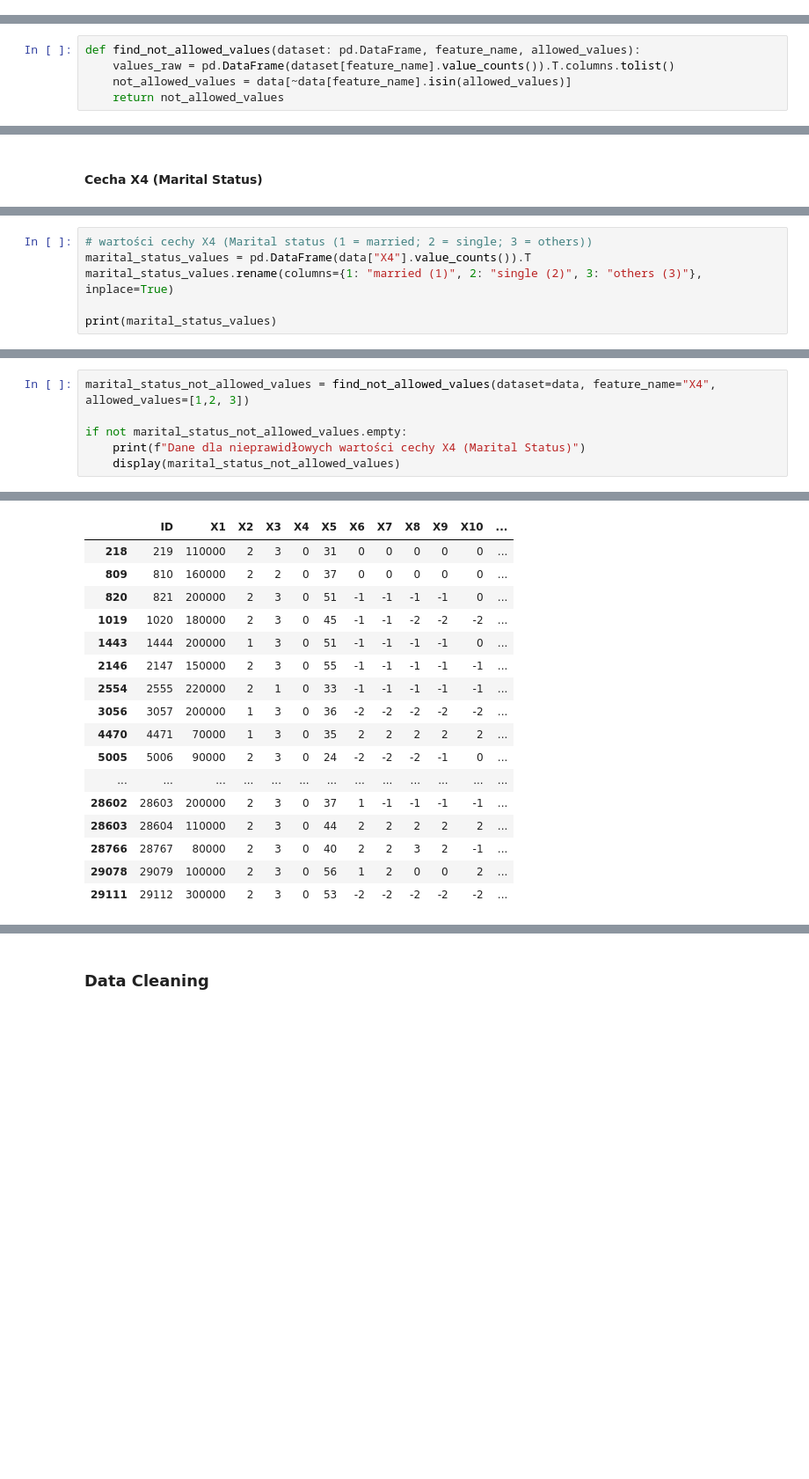
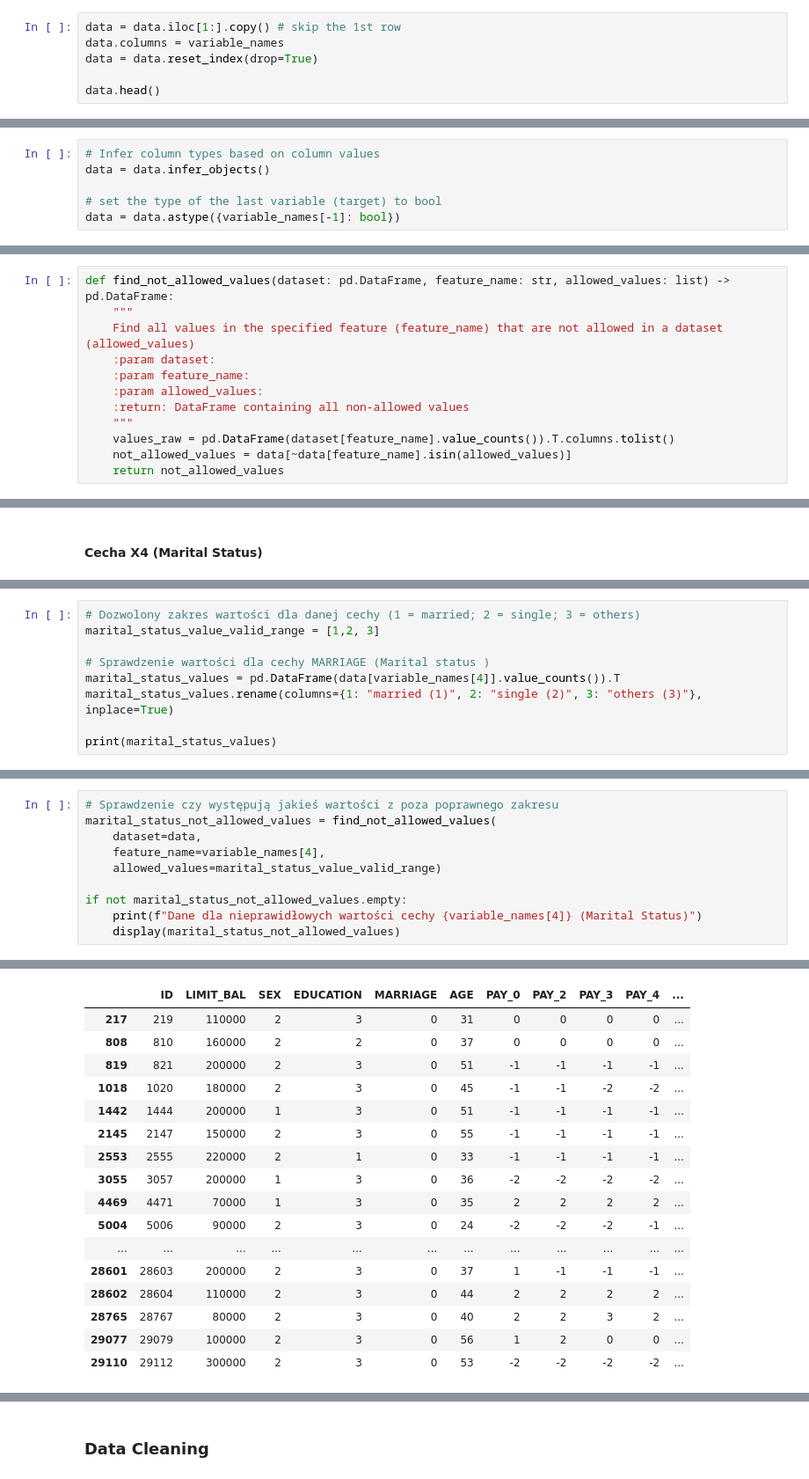
Before and after one commit to dawid200272/Eiwd_projekt, a Jupyter notebook: notebooks/EDA_analysis.ipynb, the cells around one changed output, grey strips where cells are left out. Shown at 88% size. Saved outputs shown, nothing was run; the diff lists cells and outputs as text; blank space fills up the shorter version.

```diff
--- a/notebooks/EDA_analysis.ipynb
+++ b/notebooks/EDA_analysis.ipynb
@@ -43,0 +47,6 @@ data = data.astype({"Y": bool})
+# %%
+data = data.iloc[1:].copy() # skip the 1st row
+data.columns = variable_names
+data = data.reset_index(drop=True)
+
+data.head()
@@ -44 +84,7 @@ data = data.astype({"Y": bool})
+# %%
+# Infer column types based on column values
+data = data.infer_objects()
+
+# set the type of the last variable (target) to bool
+data = data.astype({variable_names[-1]: bool})
 # %%
@@ -123,7 +185,14 @@ Wszystkie kwoty są podane w dolarach tajwańskich
 # %% [markdown]
 ### Sprawdzenie potencjalnych błędów w zmiennych kategorycznych
 # %%
-def find_not_allowed_values(dataset: pd.DataFrame, feature_name, allowed_values):
+def find_not_allowed_values(dataset: pd.DataFrame, feature_name: str, allowed_values: list) -> pd.DataFrame:
+    """
+    Find all values in the specified feature (feature_name) that are not allowed in a dataset (allowed_values)
+    :param dataset:
+    :param feature_name:
+    :param allowed_values:
+    :return: DataFrame containing all non-allowed values
+    """
     values_raw = pd.DataFrame(dataset[feature_name].value_counts()).T.columns.tolist()
     not_allowed_values = data[~data[feature_name].isin(allowed_values)]
     return not_allowed_values
@@ -184,6 +279,9 @@ Dane dla nieprawidłowych wartości cechy X3 (Education Level)
 # %%
-# wartości cechy X4 (Marital status (1 = married; 2 = single; 3 = others))
-marital_status_values = pd.DataFrame(data["X4"].value_counts()).T
+# Dozwolony zakres wartości dla danej cechy (1 = married; 2 = single; 3 = others)
+marital_status_value_valid_range = [1,2, 3]
+
+# Sprawdzenie wartości dla cechy MARRIAGE (Marital status )
+marital_status_values = pd.DataFrame(data[variable_names[4]].value_counts()).T
 marital_status_values.rename(columns={1: "married (1)", 2: "single (2)", 3: "others (3)"}, inplace=True)
 
 print(marital_status_values)
@@ -193,7 +291,11 @@ count       15964        13659         323  54
 # %%
-marital_status_not_allowed_values = find_not_allowed_values(dataset=data, feature_name="X4", allowed_values=[1,2, 3])
+# Sprawdzenie czy występują jakieś wartości z poza poprawnego zakresu
+marital_status_not_allowed_values = find_not_allowed_values(
+    dataset=data,
+    feature_name=variable_names[4],
+    allowed_values=marital_status_value_valid_range)
 
 if not marital_status_not_allowed_values.empty:
-    print(f"Dane dla nieprawidłowych wartości cechy X4 (Marital Status)")
+    print(f"Dane dla nieprawidłowych wartości cechy {variable_names[4]} (Marital Status)")
     display(marital_status_not_allowed_values)
 # %% [output]
@@ -201,18 +303,18 @@ Dane dla nieprawidłowych wartości cechy X4 (Marital Status)
-|  | ID | X1 | X2 | X3 | X4 | X5 | X6 | X7 | X8 | X9 | X10 | ... |
-| 218 | 219 | 110000 | 2 | 3 | 0 | 31 | 0 | 0 | 0 | 0 | 0 | ... |
-| 809 | 810 | 160000 | 2 | 2 | 0 | 37 | 0 | 0 | 0 | 0 | 0 | ... |
-| 820 | 821 | 200000 | 2 | 3 | 0 | 51 | -1 | -1 | -1 | -1 | 0 | ... |
-| 1019 | 1020 | 180000 | 2 | 3 | 0 | 45 | -1 | -1 | -2 | -2 | -2 | ... |
-| 1443 | 1444 | 200000 | 1 | 3 | 0 | 51 | -1 | -1 | -1 | -1 | 0 | ... |
-| 2146 | 2147 | 150000 | 2 | 3 | 0 | 55 | -1 | -1 | -1 | -1 | -1 | ... |
-| 2554 | 2555 | 220000 | 2 | 1 | 0 | 33 | -1 | -1 | -1 | -1 | -1 | ... |
-| 3056 | 3057 | 200000 | 1 | 3 | 0 | 36 | -2 | -2 | -2 | -2 | -2 | ... |
-| 4470 | 4471 | 70000 | 1 | 3 | 0 | 35 | 2 | 2 | 2 | 2 | 2 | ... |
-| 5005 | 5006 | 90000 | 2 | 3 | 0 | 24 | -2 | -2 | -2 | -1 | 0 | ... |
-| ... | ... | ... | ... | ... | ... | ... | ... | ... | ... | ... | ... | ... |
-| 28602 | 28603 | 200000 | 2 | 3 | 0 | 37 | 1 | -1 | -1 | -1 | -1 | ... |
-| 28603 | 28604 | 110000 | 2 | 3 | 0 | 44 | 2 | 2 | 2 | 2 | 2 | ... |
-| 28766 | 28767 | 80000 | 2 | 3 | 0 | 40 | 2 | 2 | 3 | 2 | -1 | ... |
-| 29078 | 29079 | 100000 | 2 | 3 | 0 | 56 | 1 | 2 | 0 | 0 | 2 | ... |
-| 29111 | 29112 | 300000 | 2 | 3 | 0 | 53 | -2 | -2 | -2 | -2 | -2 | ... |
+|  | ID | LIMIT_BAL | SEX | EDUCATION | MARRIAGE | AGE | PAY_0 | PAY_2 | PAY_3 | PAY_4 | ... |
+| 217 | 219 | 110000 | 2 | 3 | 0 | 31 | 0 | 0 | 0 | 0 | ... |
+| 808 | 810 | 160000 | 2 | 2 | 0 | 37 | 0 | 0 | 0 | 0 | ... |
+| 819 | 821 | 200000 | 2 | 3 | 0 | 51 | -1 | -1 | -1 | -1 | ... |
+| 1018 | 1020 | 180000 | 2 | 3 | 0 | 45 | -1 | -1 | -2 | -2 | ... |
+| 1442 | 1444 | 200000 | 1 | 3 | 0 | 51 | -1 | -1 | -1 | -1 | ... |
+| 2145 | 2147 | 150000 | 2 | 3 | 0 | 55 | -1 | -1 | -1 | -1 | ... |
+| 2553 | 2555 | 220000 | 2 | 1 | 0 | 33 | -1 | -1 | -1 | -1 | ... |
+| 3055 | 3057 | 200000 | 1 | 3 | 0 | 36 | -2 | -2 | -2 | -2 | ... |
+| 4469 | 4471 | 70000 | 1 | 3 | 0 | 35 | 2 | 2 | 2 | 2 | ... |
+| 5004 | 5006 | 90000 | 2 | 3 | 0 | 24 | -2 | -2 | -2 | -1 | ... |
+| ... | ... | ... | ... | ... | ... | ... | ... | ... | ... | ... | ... |
+| 28601 | 28603 | 200000 | 2 | 3 | 0 | 37 | 1 | -1 | -1 | -1 | ... |
+| 28602 | 28604 | 110000 | 2 | 3 | 0 | 44 | 2 | 2 | 2 | 2 | ... |
+| 28765 | 28767 | 80000 | 2 | 3 | 0 | 40 | 2 | 2 | 3 | 2 | ... |
+| 29077 | 29079 | 100000 | 2 | 3 | 0 | 56 | 1 | 2 | 0 | 0 | ... |
+| 29110 | 29112 | 300000 | 2 | 3 | 0 | 53 | -2 | -2 | -2 | -2 | ... |
 # %% [markdown]
```
Also changed, not shown: parts of 50 cells of this notebook.
